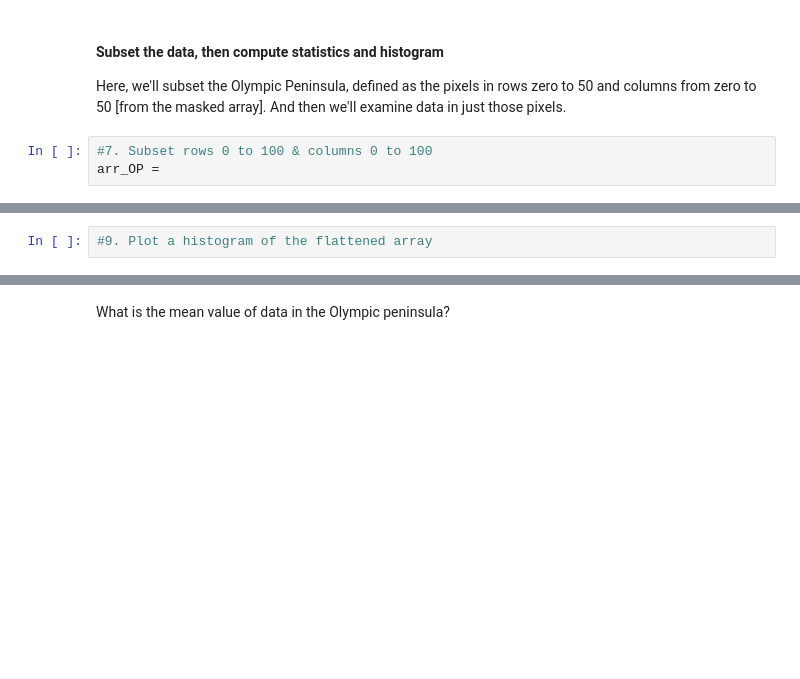
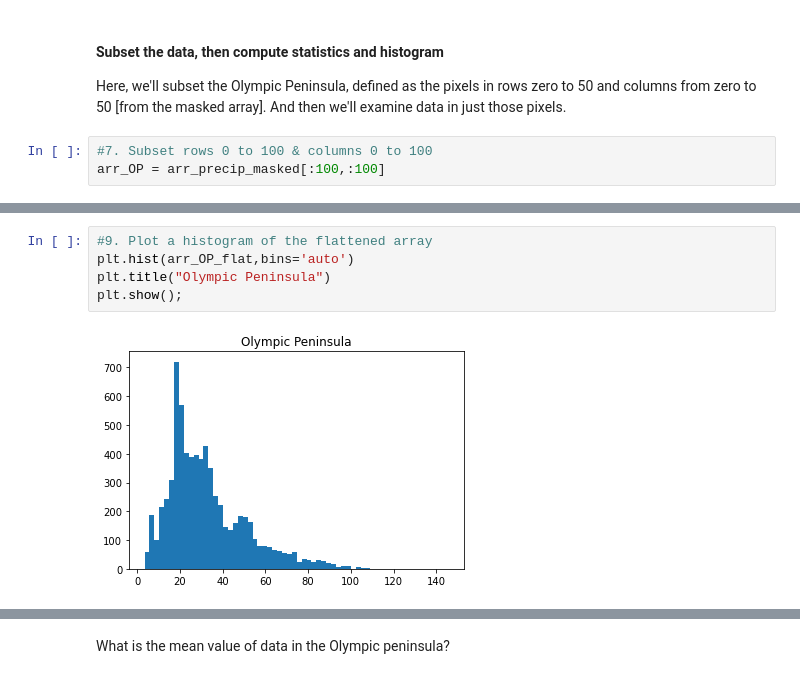
Before and after one commit to gballardo23/ProblemSet5, a Jupyter notebook: 1_Numpy/2-Numpy_Raster.ipynb, the cells around one changed output, grey strips where cells are left out. Cells and saved outputs as stored; diff of their text form; blank space fills up the shorter version.

```diff
--- a/1_Numpy/2-Numpy_Raster.ipynb
+++ b/1_Numpy/2-Numpy_Raster.ipynb
@@ -65,6 +73,6 @@ plt.imshow();
 Here, we'll subset the Olympic Peninsula, defined as the pixels in rows zero to 50 and columns from zero to 50 [from the masked array]. And then we'll examine data in just those pixels.
 # %%
 #7. Subset rows 0 to 100 & columns 0 to 100
-arr_OP =
+arr_OP = arr_precip_masked[:100,:100]
 # %%
 #8. Flatten the sample and create a histogram
@@ -73,4 +83,9 @@ arr_OP_flat.shape
 # %%
 #9. Plot a histogram of the flattened array
+plt.hist(arr_OP_flat,bins='auto')
+plt.title("Olympic Peninsula")
+plt.show();
+# %% [output]
+[figure, added]
 # %%
 #10. Plot the array of the Olypmic Peninsula
```
Also changed, not shown: parts of 8 cells of this notebook.
